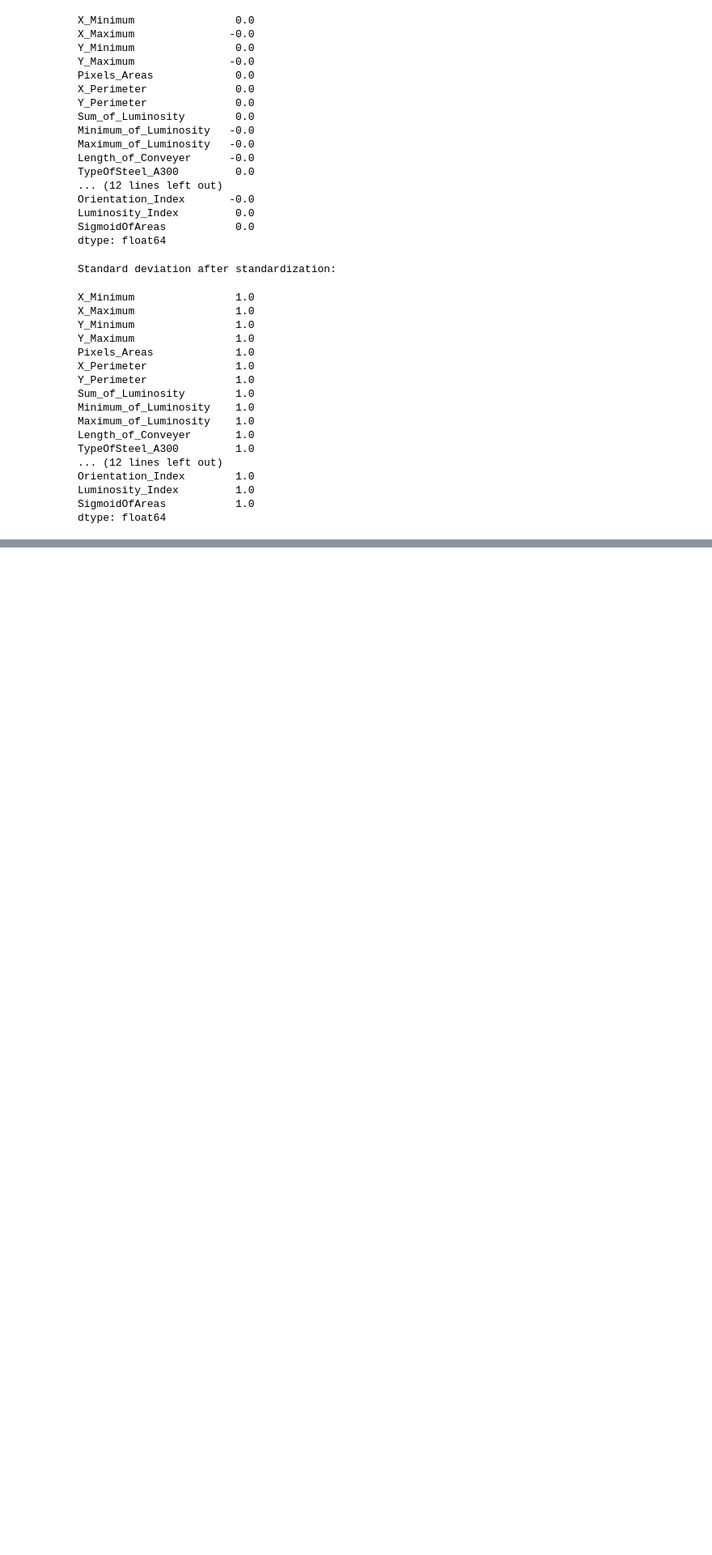
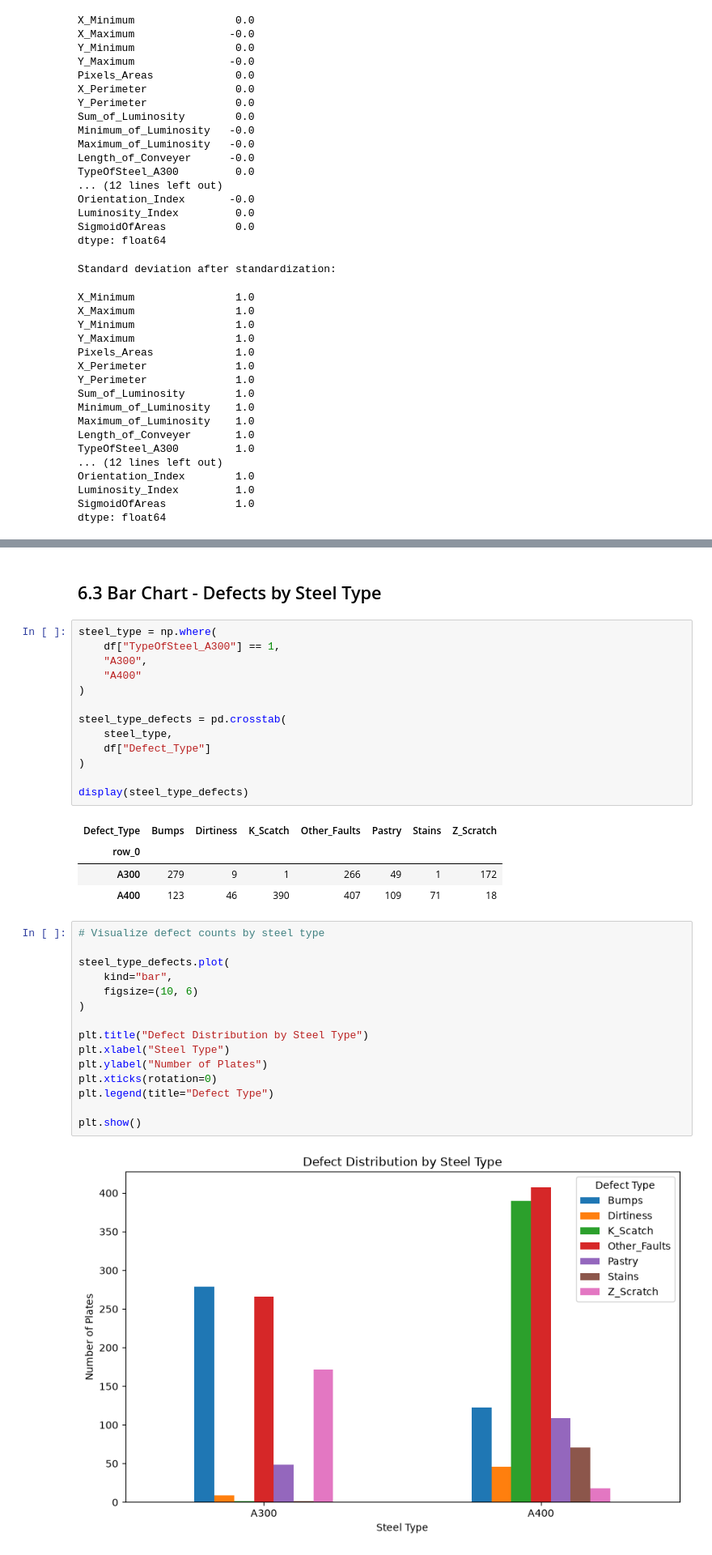
Before and after one commit to fardinfaruqi/steel-plate-quality-control, a Jupyter notebook: notebooks/steel_plate_quality_control.ipynb, the cells around one changed output, grey strips where cells are left out. Shown at 81% size. Drawn from its saved outputs; the diff is of its cells as text; blank space fills up the shorter version.

```diff
--- a/notebooks/steel_plate_quality_control.ipynb
+++ b/notebooks/steel_plate_quality_control.ipynb
@@ -371,0 +423,37 @@ dtype: float64
+# %% [markdown]
+## 6.3 Bar Chart - Defects by Steel Type
+# %%
+steel_type = np.where(
+    df["TypeOfSteel_A300"] == 1,
+    "A300",
+    "A400"
+)
+
+steel_type_defects = pd.crosstab(
+    steel_type,
+    df["Defect_Type"]
+)
+
+display(steel_type_defects)
+# %% [output]
+| Defect_Type | Bumps | Dirtiness | K_Scatch | Other_Faults | Pastry | Stains | Z_Scratch |
+| row_0 |  |  |  |  |  |  |  |
+| A300 | 279 | 9 | 1 | 266 | 49 | 1 | 172 |
+| A400 | 123 | 46 | 390 | 407 | 109 | 71 | 18 |
+# %%
+# Visualize defect counts by steel type
+
+steel_type_defects.plot(
+    kind="bar",
+    figsize=(10, 6)
+)
+
+plt.title("Defect Distribution by Steel Type")
+plt.xlabel("Steel Type")
+plt.ylabel("Number of Plates")
+plt.xticks(rotation=0)
+plt.legend(title="Defect Type")
+
+plt.show()
+# %% [output]
+[figure, added]
```
Also changed, not shown: parts of 21 cells of this notebook.
